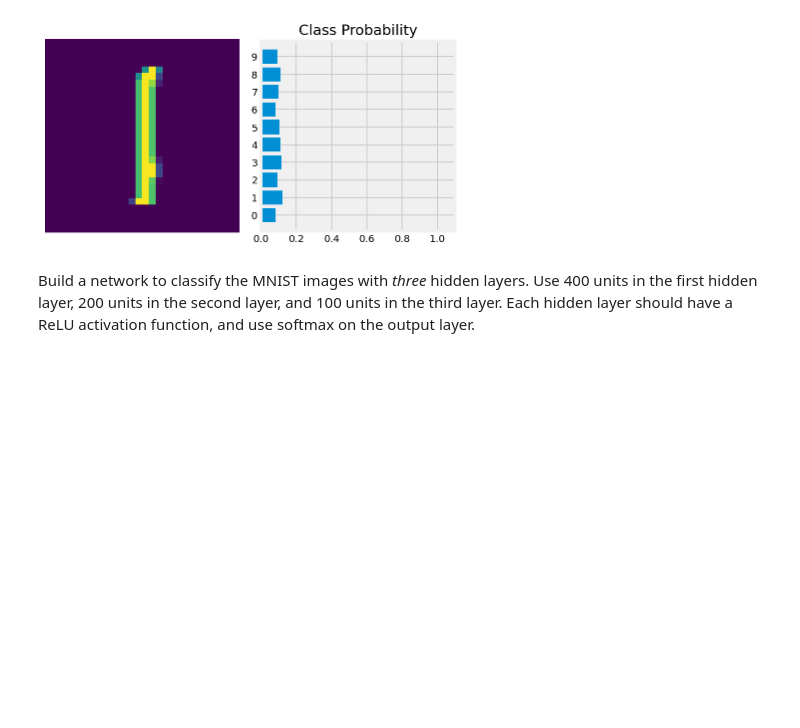
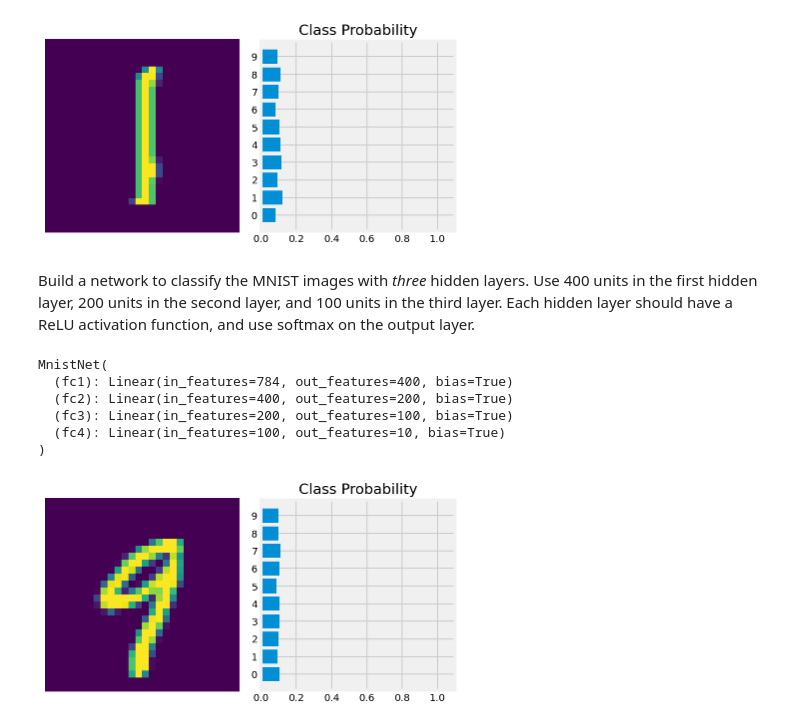
Before and after one commit to dajebbar/DL_PyTorch, a Jupyter notebook: Part 2 - Neural Networks in PyTorch.ipynb, the cells around one changed output. Saved outputs shown, nothing was run; the diff lists cells and outputs as text; code cells hidden in the pictures; blank space fills up the shorter version.

Commit message:
Exo MnistNet Class

```diff
--- a/Part 2 - Neural Networks in PyTorch.ipynb
+++ b/Part 2 - Neural Networks in PyTorch.ipynb
@@ -235,3 +235,49 @@ Sequential(
 [figure]
 # %% [markdown]
 Build a network to classify the MNIST images with _three_ hidden layers. Use 400 units in the first hidden layer, 200 units in the second layer, and 100 units in the third layer. Each hidden layer should have a ReLU activation function, and use softmax on the output layer.
+# %%
+class MnistNet(nn.Module):
+    def __init__(self):
+        super().__init__()
+
+        self.fc1 = nn.Linear(28*28, 400)
+        self.fc2 = nn.Linear(400, 200)
+        self.fc3 = nn.Linear(200, 100)
+
+        # output
+        self.fc4 = nn.Linear(100, 10)
+
+    def forward(self, xb):
+        xb = self.fc1(xb)
+        xb = F.relu(xb)
+
+        xb = self.fc2(xb)
+        xb = F.relu(xb)
+
+        xb = self.fc3(xb)
+        xb = F.relu(xb)
+
+        xb = self.fc4(xb)
+        xb = F.softmax(xb, dim=1)
+
+        return xb
+
+
+
+my_model = MnistNet()
+
+print(my_model)
+
+imgs, labels = next(iter(trainloader))
+imgs.resize_(imgs.shape[0], 1, 28*28)
+
+ps = my_model(imgs[5])
+helper.view_classify(imgs[5].view(1, 28, 28), ps)
+# %% [output]
+MnistNet(
+  (fc1): Linear(in_features=784, out_features=400, bias=True)
+  (fc2): Linear(in_features=400, out_features=200, bias=True)
+  (fc3): Linear(in_features=200, out_features=100, bias=True)
+  (fc4): Linear(in_features=100, out_features=10, bias=True)
+)
+[figure, added]
```
